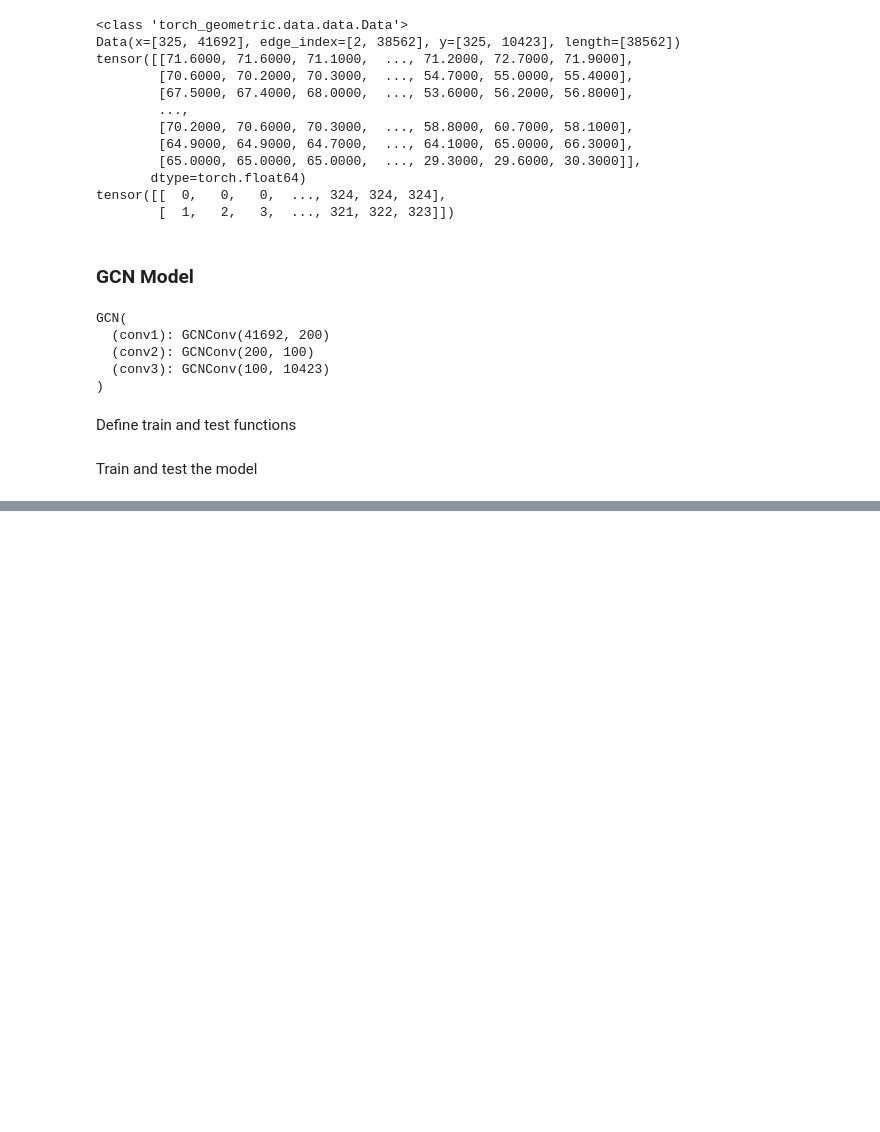
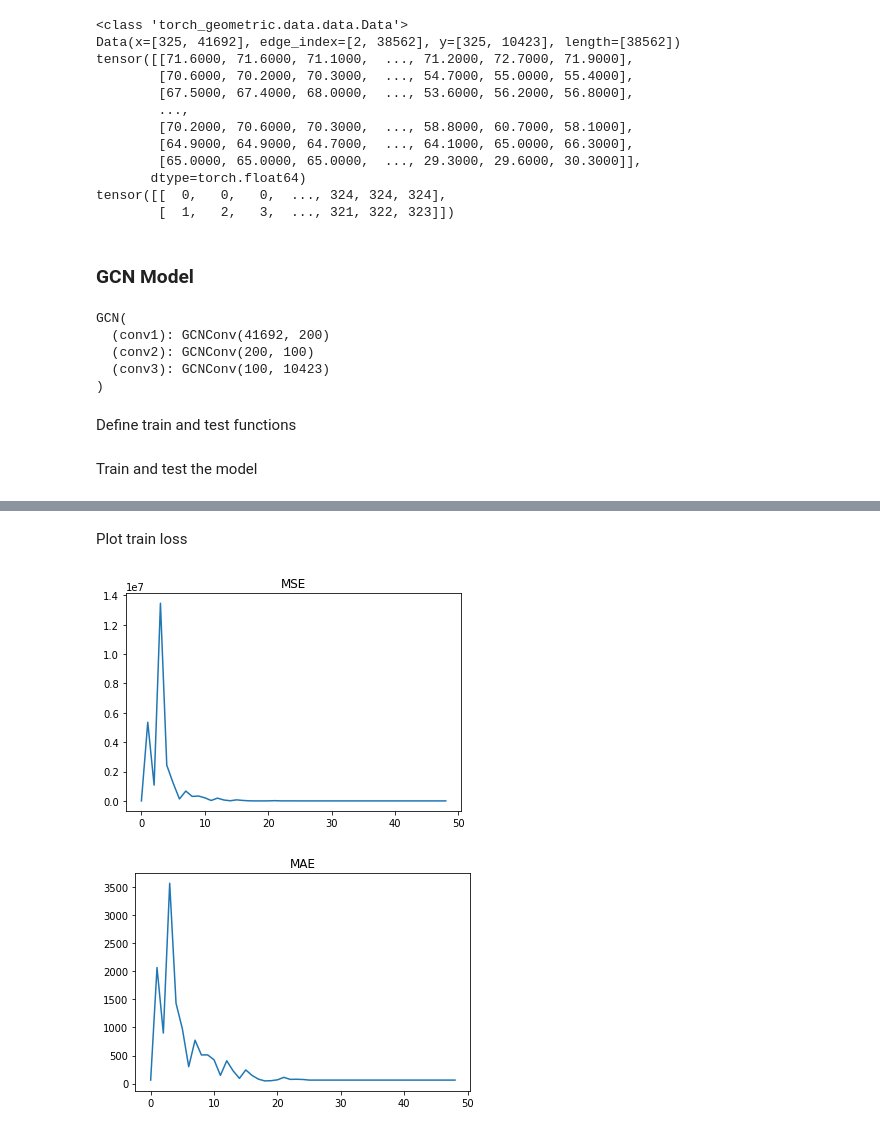
Before and after one commit to CristianBold4/LfN_project, a Jupyter notebook: NaivePredictors/TrafficGNN.ipynb, the cells around one changed output, grey strips where cells are left out. Drawn from its saved outputs; the diff is of its cells as text; code cells hidden in the pictures; blank space fills up the shorter version.

```diff
--- a/NaivePredictors/TrafficGNN.ipynb
+++ b/NaivePredictors/TrafficGNN.ipynb
@@ -168,6 +168,7 @@ print(model)
 model = model.double()
 optimizer = torch.optim.Adam(model.parameters(), lr=0.01, weight_decay=5e-4)
 criterion = torch.nn.MSELoss()
+criterion2 = torch.nn.L1Loss()
 # %% [output]
 GCN(
   (conv1): GCNConv(41692, 200)
@@ -182,23 +183,32 @@ def train():
       optimizer.zero_grad()
       out = model(data.x.double(), data.edge_index)
       loss = criterion(out[train_mask], data.y[train_mask])
+      lossMAE = criterion2(out[train_mask], data.y[train_mask])
       loss.backward()
       optimizer.step()
-      return loss
+      return loss, lossMAE
 
 def test():
       model.eval()
       out = model(data.x.double(), data.edge_index)
-      test_error = (out[test_mask] - data.y[test_mask])**2
-      test_err = int(test_error.sum()) / int(test_mask.sum())
-      return test_err
+      test_error = out[test_mask] - data.y[test_mask]
+      mse_error = test_error**2
+      mae_error = abs(test_error)
+      test_mse = int(mse_error.sum()) / int(test_mask.sum())
+      test_mae = int(mae_error.sum()) / int(test_mask.sum())
+      return test_mse, test_mae
 # %% [markdown]
 Train and test the model
 # %%
+train_loss = {'MSE': [], 'MAE': []}
+
 for epoch in range(1, 50):
-    loss = train()
-    print(f'Epoch: {epoch:03d}, Loss: {loss:.4f}')
+    loss, lossMAE = train()
+    train_loss['MSE'].append(loss)
+    train_loss['MAE'].append(lossMAE)
+    print(f'Epoch: {epoch:03d}, MSE Loss: {loss:.4f}, MAE Loss: {lossMAE:.4f}')
 
-test_err = test()
-print(f'Test Loss: {test_err:.4f}')
+test_mse, test_mae = test()
+print(f'\nTest MSE: {test_mse:.4f}')
+print(f'Test MAE: {test_mae:.4f}')
 # %% [output]
@@ -221,0 +232,17 @@ Test Loss: 4004.6989
+# %% [markdown]
+Plot train loss
+# %%
+#plot train losses
+mse_loss = [float(x) for x in train_loss['MSE']]
+mae_loss = [float(x) for x in train_loss['MAE']]
+
+plt.plot(range(len(mse_loss)), mse_loss, label='MSE')
+plt.title('MSE')
+plt.show()
+
+plt.plot(range(len(mae_loss)), mae_loss, label='MAE')
+plt.title('MAE')
+plt.show()
+# %% [output]
+[figure, added]
+[figure, added]
```
Also changed, not shown: parts of 2 cells of this notebook, 1 other file.
